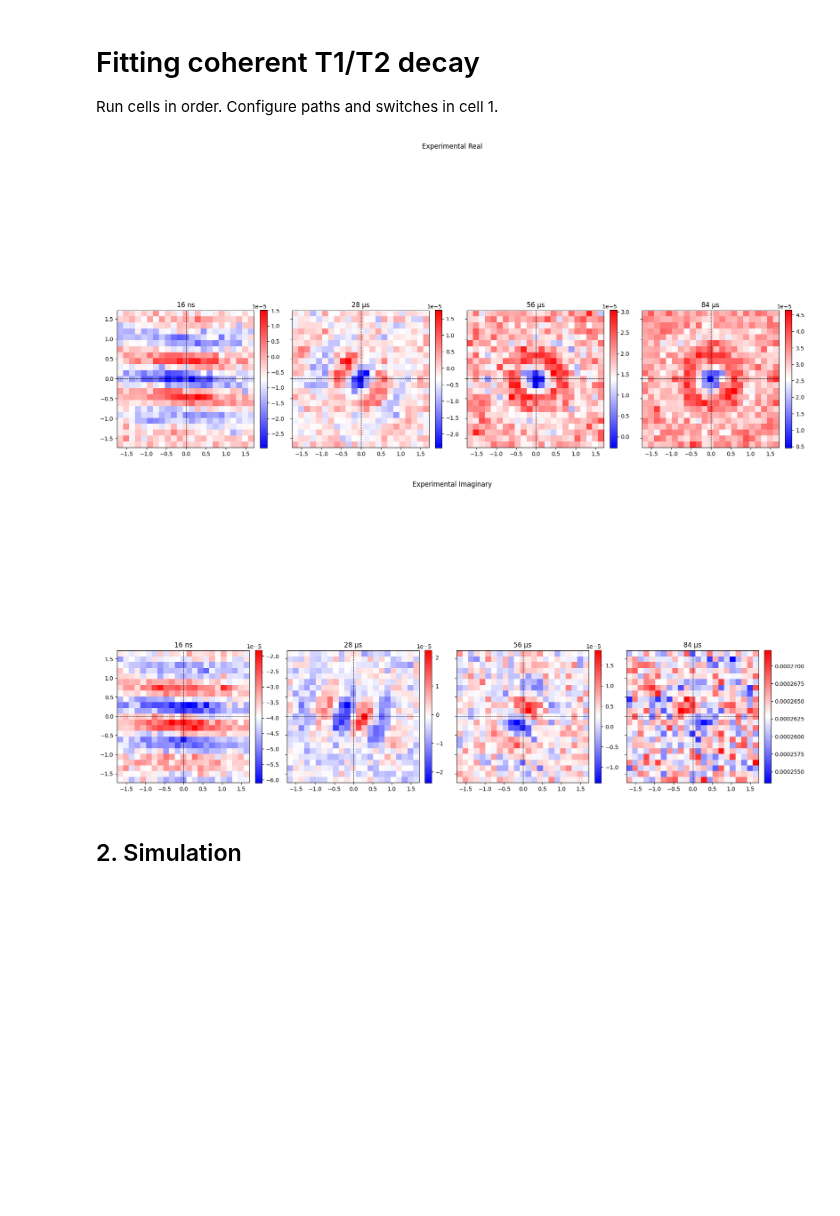
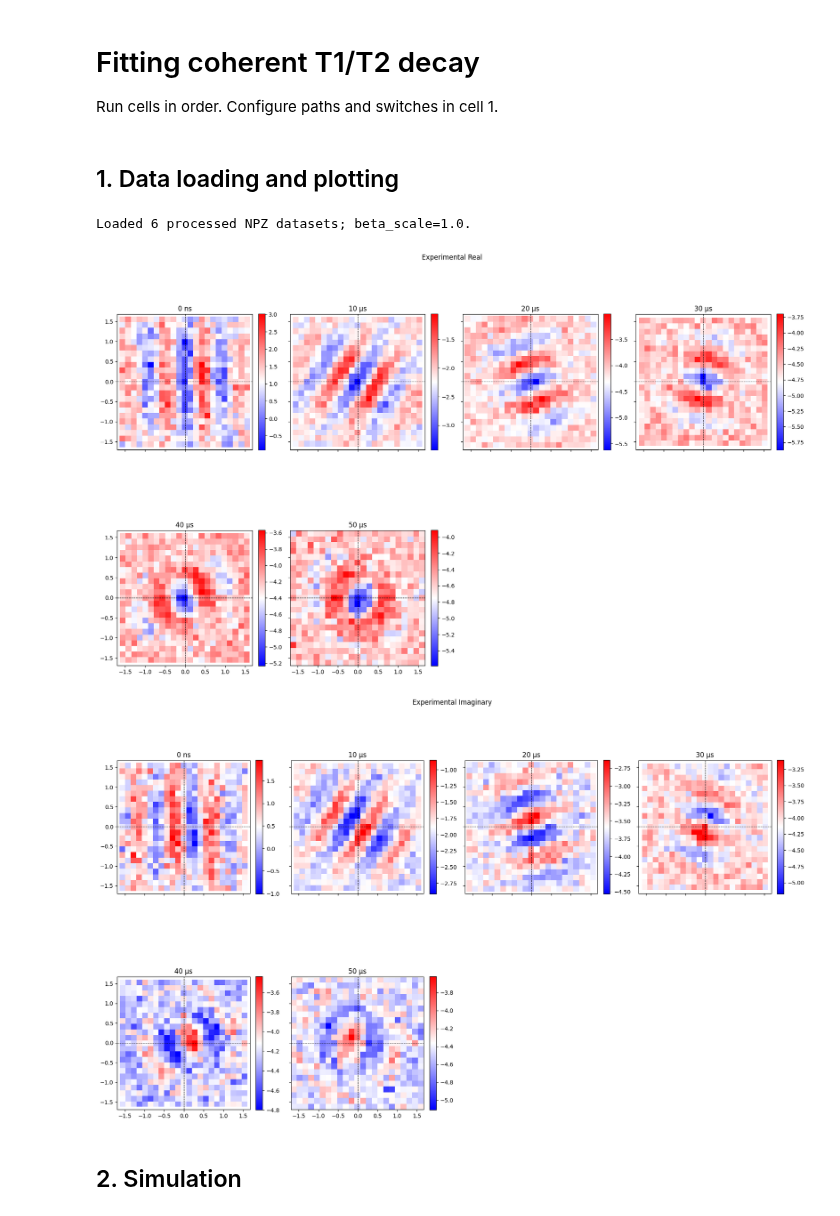
Before and after one commit to hectorcaleromas/Fitting-coherent-decay, a Jupyter notebook: Fitting_T1&T2.ipynb, the cells around one changed output. Drawn from its saved outputs; the diff is of its cells as text; code cells hidden in the pictures; blank space fills up the shorter version.

Commit message:
Polish fitting comparisons and weighting

```diff
--- a/Fitting_T1&T2.ipynb
+++ b/Fitting_T1&T2.ipynb
@@ -1,30 +1,50 @@
 # %% [markdown]
 # Fitting coherent T1/T2 decay
 Run cells in order. Configure paths and switches in cell 1.
+# %% [markdown]
+## 1. Data loading and plotting
 # %%
 import numpy as np
 import matplotlib.pyplot as plt
 from scipy.optimize import curve_fit
-from helpers.io import load_experiment
+from helpers.io import load_experiment, load_processed_npz
 from helpers.plotting import plot_characteristic_functions, plot_landscape
 from helpers.simulation import CharacteristicFunctionSimulator
-from helpers.comparison import build_mask, residue, residue_no_rotation, compare_experiment_simulation, extract_rotation_angles
+from helpers.comparison import build_mask, residue, residue_no_rotation, compare_experiment_simulation, extract_rotation_angles, build_time_weights
 from helpers.fitting import find_best_alpha
 from helpers.optimizer import optimize_parameters
+postprocess = True
+fit_first_independent = True
+time_weight_exponent = 0.0
 Real_part, Imag_part = True, True
-beta_scale, experiment_start = 2.0, '20-01-00'
-real_dir = r'E:\\CQT\\Fast Flux\\fitting_coherent_decay\\data_1\\data_real' if Real_part else None
-imag_dir = r'E:\\CQT\\Fast Flux\\fitting_coherent_decay\\data_1\\data_imag' if Imag_part else None
-real_decays = np.array([4,7000,14000,21000])*4 if Real_part else None
-imag_decays = np.array([4,7000,14000,21000])*4 if Imag_part else None
 if not (Real_part or Imag_part): raise ValueError('Select at least one component.')
-state_list_real, state_list_imag, x_list, y_list, decay_sweep_sorted = load_experiment(real_dir, imag_dir, real_decays, imag_decays, beta_scale, experiment_start)
+
+if postprocess:
+    # Processed NPZ files already contain calibrated beta axes.
+    processed_data_dir = r'E:\\CQT\\Fast Flux\\fitting_coherent_decay\\data_3'
+    delay_times_ns = np.array([0, 10_000, 20_000, 30_000, 40_000, 50_000], dtype=float)
+    DELAY_INDICES = 'all'
+    beta_scale = 1.0
+    state_list_real, state_list_imag, x_list, y_list, decay_sweep_sorted = load_processed_npz(processed_data_dir, delay_times_ns, DELAY_INDICES, beta_scale)
+    print(f'Loaded {len(decay_sweep_sorted)} processed NPZ datasets; beta_scale={beta_scale}.')
+else:
+    # Original raw HDF5 loading path.
+    beta_scale, experiment_start = 2.0, '20-01-00'
+    real_dir = r'E:\\CQT\\Fast Flux\\fitting_coherent_decay\\data_1\\data_real' if Real_part else None
+    imag_dir = r'E:\\CQT\\Fast Flux\\fitting_coherent_decay\\data_1\\data_imag' if Imag_part else None
+    real_decays = np.array([4,7000,14000,21000])*4 if Real_part else None
+    imag_decays = np.array([4,7000,14000,21000])*4 if Imag_part else None
+    state_list_real, state_list_imag, x_list, y_list, decay_sweep_sorted = load_experiment(real_dir, imag_dir, real_decays, imag_decays, beta_scale, experiment_start)
+independent_first = postprocess and fit_first_independent
+weights = build_time_weights(decay_sweep_sorted, time_weight_exponent)
+
 exp_data = (state_list_real,state_list_imag) if Real_part and Imag_part else (state_list_real if Real_part else state_list_imag)
 if Real_part: plot_characteristic_functions(state_list_real,x_list,y_list,decay_sweep_sorted,'Experimental Real')
 if Imag_part: plot_characteristic_functions(state_list_imag,x_list,y_list,decay_sweep_sorted,'Experimental Imaginary')
 # %% [output]
+Loaded 6 processed NPZ datasets; beta_scale=1.0.
-[figure, old version]
+[figure, new version]
-[figure, old version]
+[figure, new version]
 # %% [markdown]
 ## 2. Simulation
 # %%
```
Also changed, not shown: parts of 5 cells of this notebook, 5 other files.
